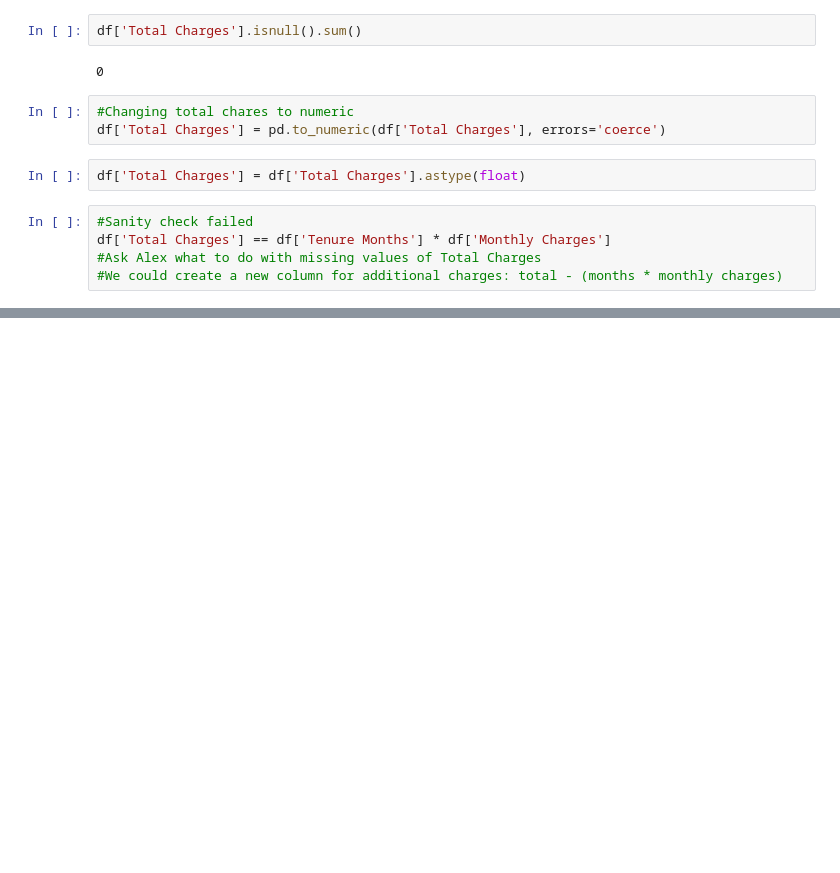
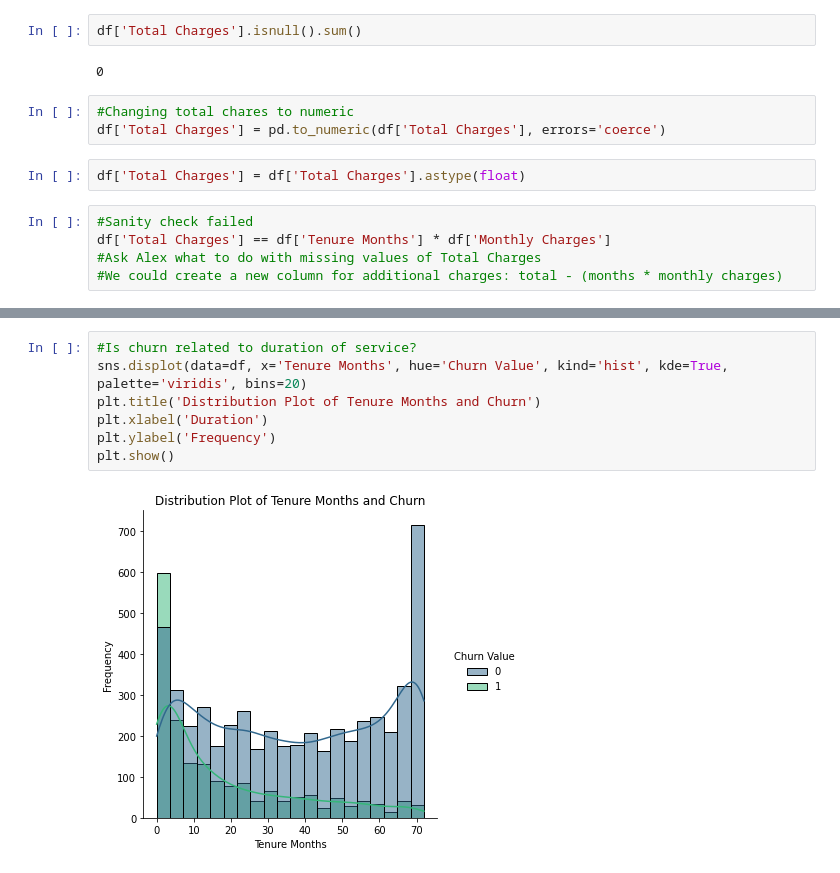
Before and after one commit to ldearlove/Digital-Futures-Swan-Project, a Jupyter notebook: Egle.ipynb, the cells around one changed output, grey strips where cells are left out. Drawn from its saved outputs; the diff is of its cells as text; blank space fills up the shorter version.

```diff
--- a/Egle.ipynb
+++ b/Egle.ipynb
@@ -171,0 +179,9 @@ df.describe()
+# %%
+#Is churn related to duration of service?
+sns.displot(data=df, x='Tenure Months', hue='Churn Value', kind='hist', kde=True, palette='viridis', bins=20)
+plt.title('Distribution Plot of Tenure Months and Churn')
+plt.xlabel('Duration')
+plt.ylabel('Frequency')
+plt.show()
+# %% [output]
+[figure, added]
```
Also changed, not shown: parts of 21 cells of this notebook.
